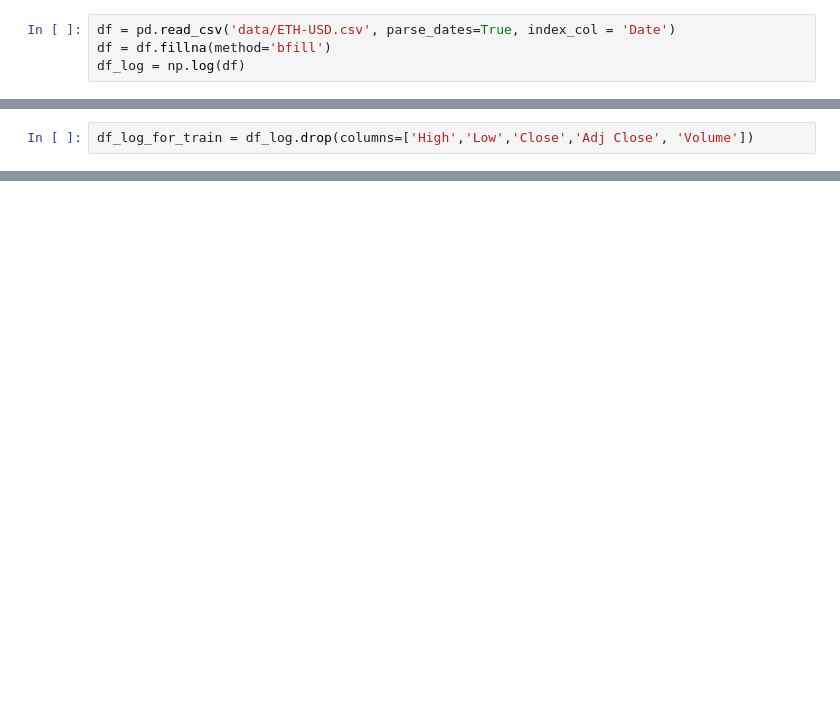
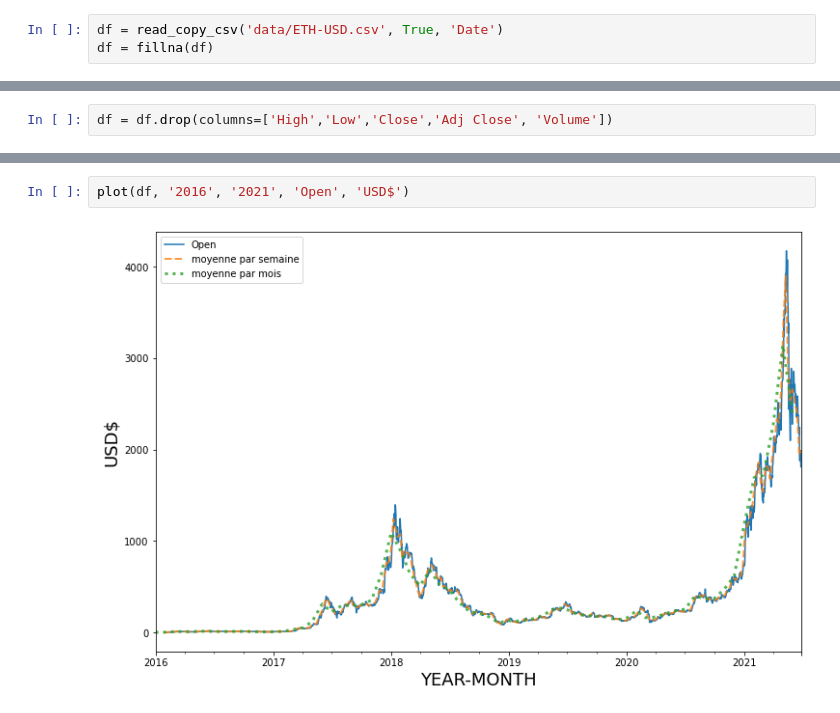
Before and after one commit to Galex33/time_serie_ethereum, a Jupyter notebook: stats_model/arima_clean.ipynb, the cells around one changed output, grey strips where cells are left out. Drawn from its saved outputs; the diff is of its cells as text; blank space fills up the shorter version.

```diff
--- a/stats_model/arima_clean.ipynb
+++ b/stats_model/arima_clean.ipynb
@@ -32,4 +34,3 @@ Requirement already satisfied: joblib>=0.11 in /Users/thor/opt/anaconda3/lib/pyt
 # %%
-df = pd.read_csv('data/ETH-USD.csv', parse_dates=True, index_col = 'Date')
-df = df.fillna(method='bfill')
-df_log = np.log(df)
+df = read_copy_csv('data/ETH-USD.csv', True, 'Date')
+df = fillna(df)
@@ -38,2 +46,2 @@ df_log.isnull().sum()
 # %%
-df_log_for_train = df_log.drop(columns=['High','Low','Close','Adj Close', 'Volume'])
+df = df.drop(columns=['High','Low','Close','Adj Close', 'Volume'])
@@ -54,0 +65,4 @@ print(stepwise_model.aic())
+# %%
+plot(df, '2016', '2021', 'Open', 'USD$')
+# %% [output]
+[figure, added]
```
Also changed, not shown: parts of 22 cells of this notebook, 3 other files.
